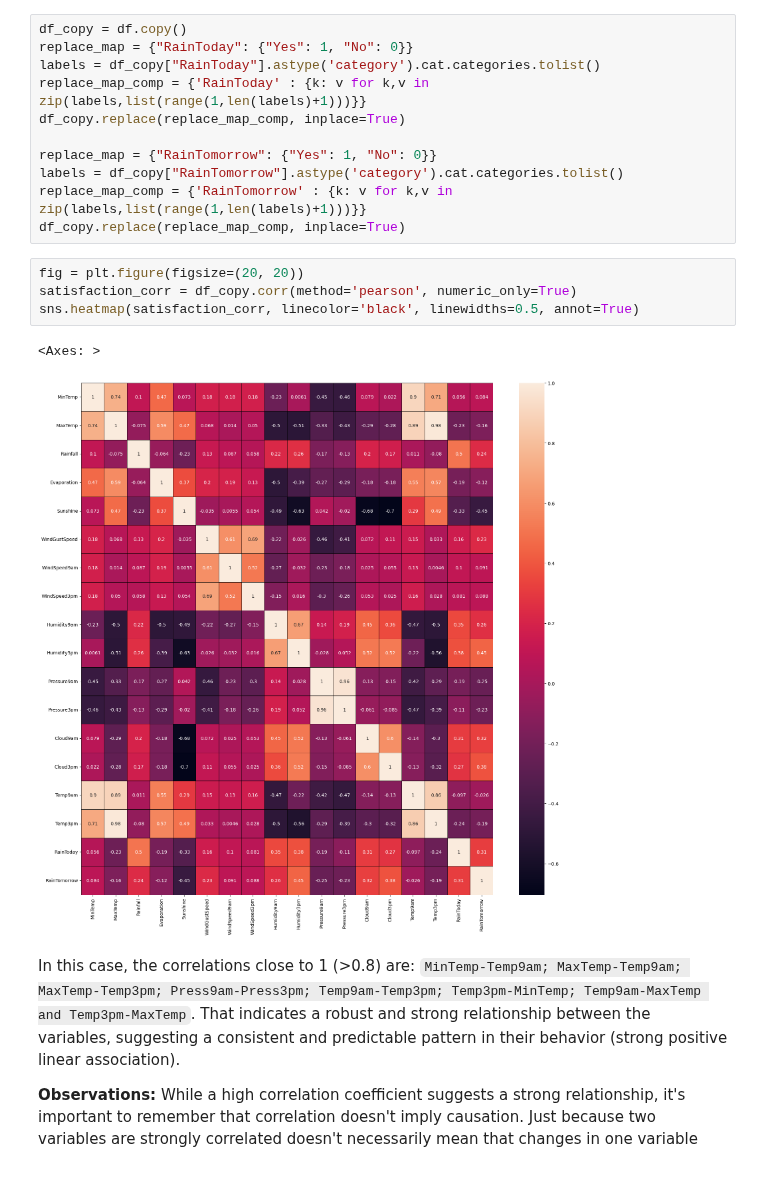
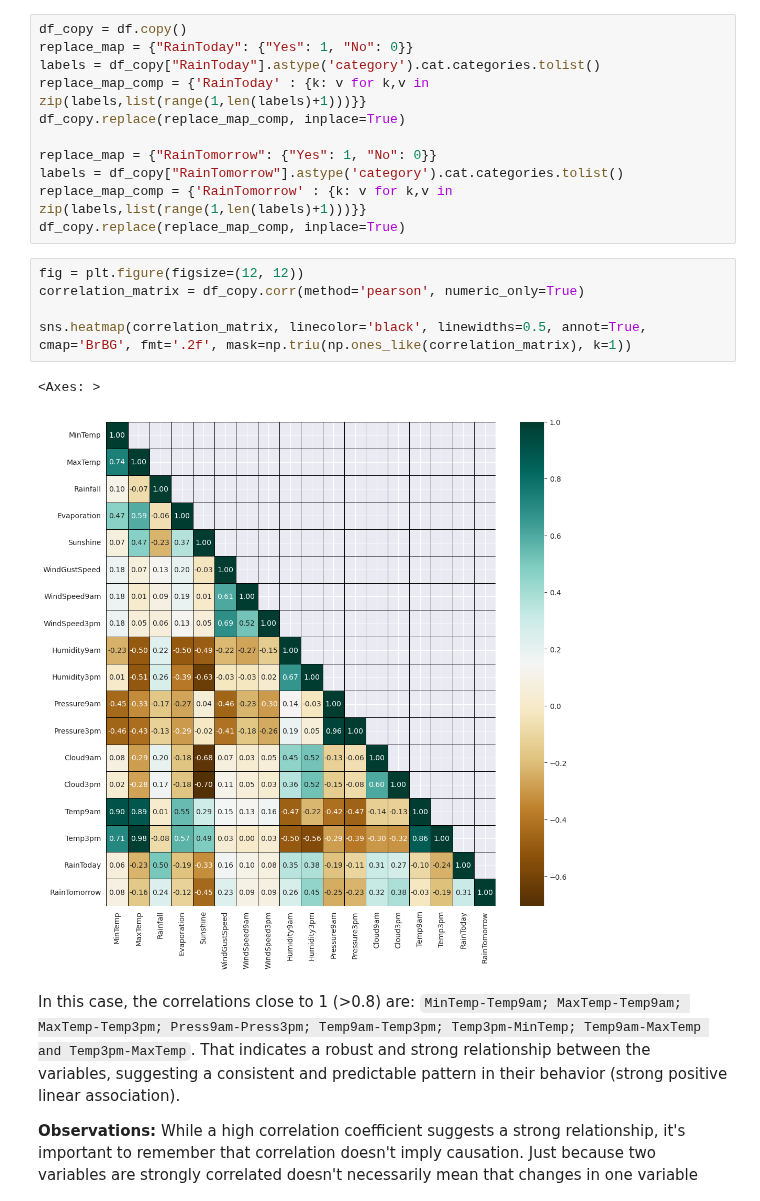
Before and after one commit to goncalobraga27/DAA, a Jupyter notebook: src/parte1/data_exploration/before_preparation.ipynb, the cells around one changed output. Cells and saved outputs as stored; diff of their text form.

```diff
--- a/src/parte1/data_exploration/before_preparation.ipynb
+++ b/src/parte1/data_exploration/before_preparation.ipynb
@@ -432,12 +393,13 @@ labels = df_copy["RainTomorrow"].astype('category').cat.categories.tolist()
 replace_map_comp = {'RainTomorrow' : {k: v for k,v in zip(labels,list(range(1,len(labels)+1)))}}
 df_copy.replace(replace_map_comp, inplace=True)
 # %%
-fig = plt.figure(figsize=(20, 20))
-satisfaction_corr = df_copy.corr(method='pearson', numeric_only=True)
-sns.heatmap(satisfaction_corr, linecolor='black', linewidths=0.5, annot=True)
+fig = plt.figure(figsize=(12, 12))
+correlation_matrix = df_copy.corr(method='pearson', numeric_only=True)
+
+sns.heatmap(correlation_matrix, linecolor='black', linewidths=0.5, annot=True, cmap='BrBG', fmt='.2f', mask=np.triu(np.ones_like(correlation_matrix), k=1))
 # %% [output]
 <Axes: >
-[figure, old version]
+[figure, new version]
 # %% [markdown]
 In this case, the correlations close to 1 (>0.8) are: `MinTemp-Temp9am; MaxTemp-Temp9am; MaxTemp-Temp3pm; Press9am-Press3pm; Temp9am-Temp3pm; Temp3pm-MinTemp; Temp9am-MaxTemp and Temp3pm-MaxTemp`. That indicates a robust and strong relationship between the variables, suggesting a consistent and predictable pattern in their behavior (strong positive linear association).
 
```
Also changed, not shown: parts of 23 cells of this notebook.
